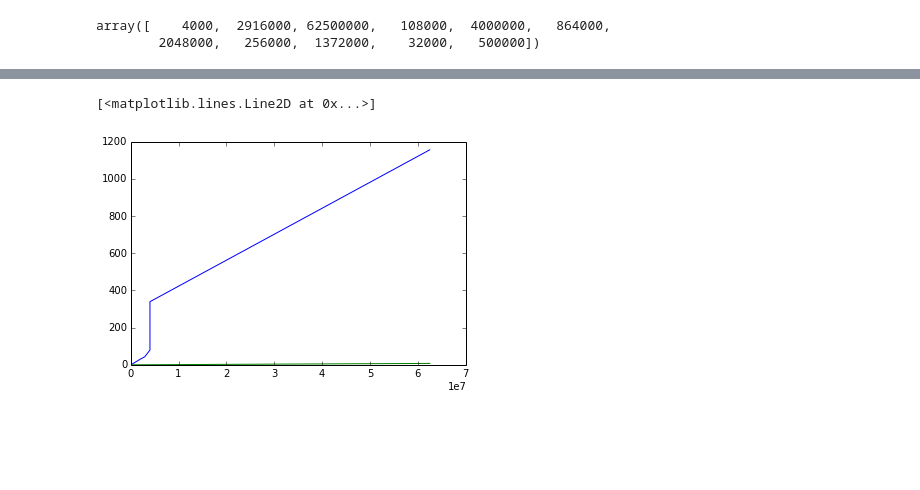
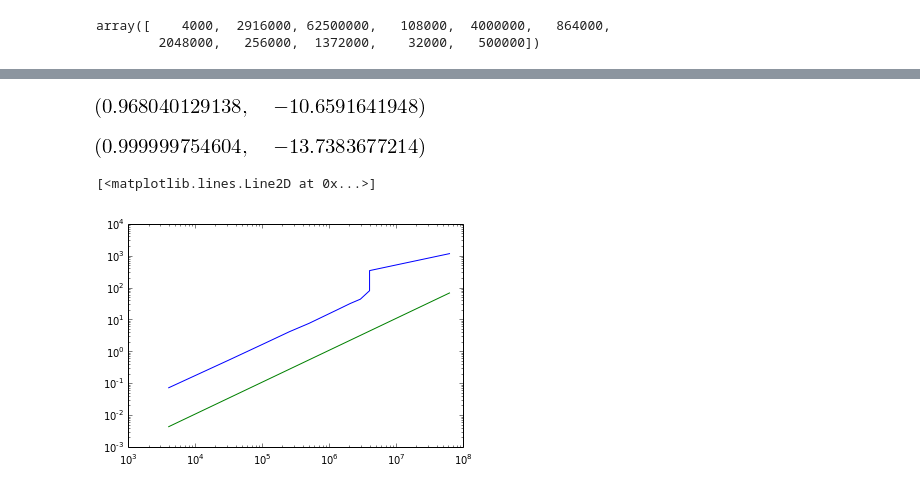
Before and after one commit to shigh/CoMD, a Jupyter notebook: perf-model.ipynb, the cells around one changed output, grey strips where cells are left out. Cells and saved outputs as stored; diff of their text form; code cells hidden in the pictures; blank space fills up the shorter version.

```diff
--- a/perf-model.ipynb
+++ b/perf-model.ipynb
@@ -65,4 +66,4 @@ cost = step1.subs(w, r); cost
 cf = sym.lambdify((N,n,c,r), cost, "numpy")
 # %%
 cbw = 1./(2300.0e6)
-rbw = 1./(5596.4e6)
+rbw = 8./(5596.4e6)
@@ -72,3 +70,5 @@ n = 20
+# %%
+n = 69*2
 # %%
 result_files = glob(r"./scale/weak-T/*.yaml")
 res = results_df(result_files)
@@ -114,3 +114,14 @@ res_sing[(res_sing.function=='force')][['totalatoms','maxtime']].sort('totalatom
 | 47 | 4000000 | 238.7673 |
 | 77 | 4000000 | 339.2245 |
 | 27 | 62500000 | 3467.2870 |
+# %%
+res_sing_force = res_sing[(res_sing.function=="force")&(res_sing.totalatoms<=1e6)].sort('totalatoms')
+plt.loglog(res_sing_force.totalatoms, res_sing_force.maxtime/res_sing_force.nsteps)
+plt.loglog(res_sing_force.totalatoms,
+           np.array(cf(res_sing_force.totalatoms, n, cbw, rbw)))
+
+cfsing = np.array(cf(res_sing_force.totalatoms, n, cbw, rbw))
+ta = np.array(res_sing_force.totalatoms)
+mt = np.array(res_sing_force.maxtime/res_sing_force.nsteps)
+print np.log(cfsing[-1]-cfsing[-2])/np.log(ta[-1]-ta[-2])
+print np.log(mt[-1]-mt[-2])/np.log(ta[-1]-ta[-2])
@@ -117,8 +132,18 @@ res_sing[(res_sing.function=='force')][['totalatoms','maxtime']].sort('totalatom
+# %%
+m,b = np.polyfit(np.log(ta), np.log(mt), 1)
+m, b
+# %% [output]
+[figure, added]
+# %%
+m,b = np.polyfit(np.log(ta), np.log(cfsing), 1)
+m, b
+# %% [output]
+[figure, added]
 # %%
 res_sing_force = res_sing[res_sing.function=="force"].sort('totalatoms')
-plt.plot(res_sing_force.totalatoms, res_sing_force.maxtime/res_sing_force.nsteps)
-plt.plot(res_sing_force.totalatoms,
+plt.loglog(res_sing_force.totalatoms, res_sing_force.maxtime/res_sing_force.nsteps)
+plt.loglog(res_sing_force.totalatoms,
          cf(res_sing_force.totalatoms, n, cbw, rbw))
 # %% [output]
 [<matplotlib.lines.Line2D at 0x...>]
-[figure, old version]
+[figure, new version]
```
Also changed, not shown: parts of 7 cells of this notebook, 4 other files.
